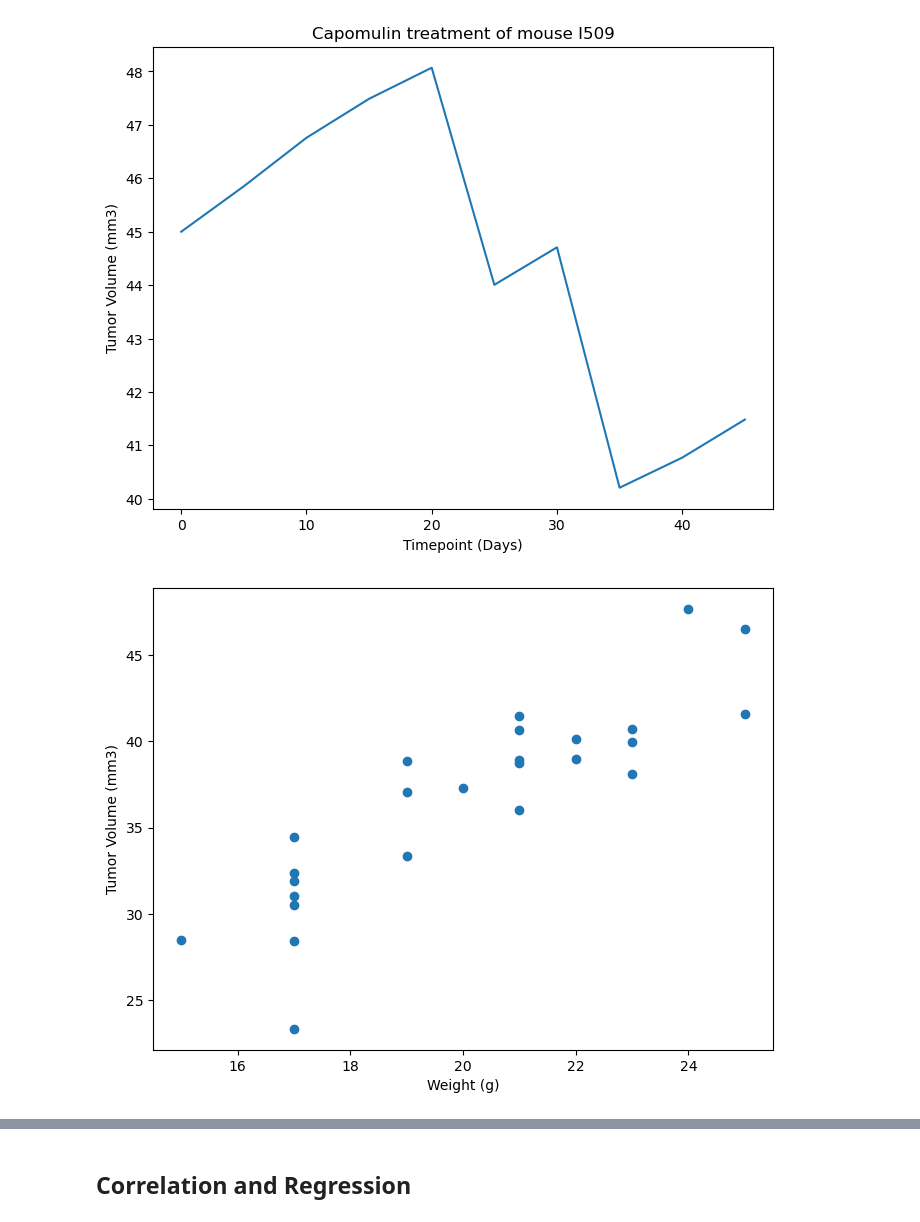
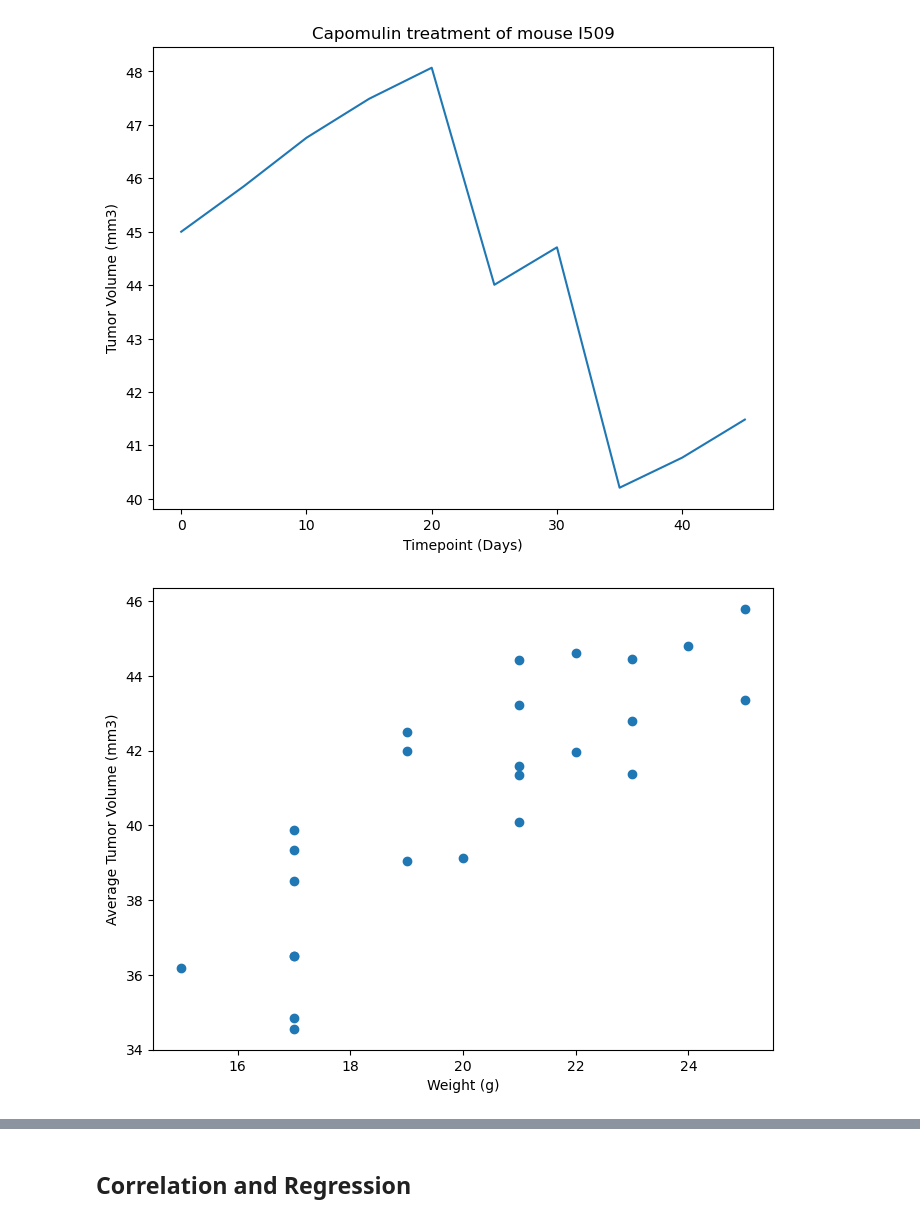
Before and after one commit to Tiiide/DataVis-challenge, a Jupyter notebook: Starter_Code/Pymaceuticals/pymaceuticals.ipynb, the cells around one changed output, grey strips where cells are left out. Cells and saved outputs as stored; diff of their text form; code cells hidden in the pictures.

```diff
--- a/Starter_Code/Pymaceuticals/pymaceuticals.ipynb
+++ b/Starter_Code/Pymaceuticals/pymaceuticals.ipynb
@@ -20,7 +20,7 @@ mouse_metadata = pd.read_csv(mouse_metadata_path)
 study_results = pd.read_csv(study_results_path)
 
 # Combine the data into a single DataFrame
-merged_df = pd.merge(study_results, mouse_metadata, on="Mouse ID")
+merged_df = pd.merge(study_results, mouse_metadata, how="left", on="Mouse ID")
 
 # Display the data table for preview
 merged_df.head()
@@ -381,25 +315,25 @@ plt.show()
 [figure]
 # %%
 # Generate a scatter plot of mouse weight vs. the average observed tumor volume for the entire Capomulin regimen
-# Step 1: Get the data
-mouse_mask2 = filtered_df["Drug Regimen"] == "Capomulin"
-capo_mouse2 = filtered_df.loc[mouse_mask2]
+# Filter the DataFrame for the Capomulin regimen
+capo_data = cleaned_df[cleaned_df["Drug Regimen"] == "Capomulin"]
 
-# Calculate the average tumor volume
-avg_capo_vol = capo_mouse2.groupby("Weight (g)")["Tumor Volume (mm3)"].mean()
+# Group by mouse ID and calculate the average tumor volume and weight
+capo_grouped = capo_data.groupby("Mouse ID").agg({"Tumor Volume (mm3)": "mean", "Weight (g)": "mean"})
 
-# Step 2: Create the Canvas
-plt.figure(figsize=(8,6))
+# Extract weight and tumor volume data
+weight = capo_grouped["Weight (g)"]
+tumor_volume = capo_grouped["Tumor Volume (mm3)"]
 
-# Step 3: Create the scatter plot
-plt.scatter(capo_mouse2["Weight (g)"], capo_mouse2["Tumor Volume (mm3)"], label="Observations")
+# Create scatter plot
+plt.figure(figsize=(8, 6))
+plt.scatter(weight, tumor_volume)
 
-# Step 4: Customization
+# Add labels and title
 plt.xlabel("Weight (g)")
-plt.ylabel("Tumor Volume (mm3)")
-# plt.ylim(34, 46)
+plt.ylabel("Average Tumor Volume (mm3)")
 
-# Step 5: Show/Save
+# Show plot
 plt.show()
 # %% [output]
-[figure, old version]
+[figure, new version]
```
Also changed, not shown: parts of 16 cells of this notebook, 1 other file.
